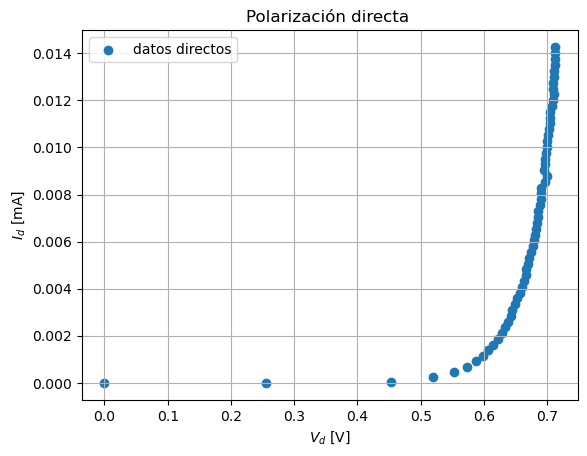
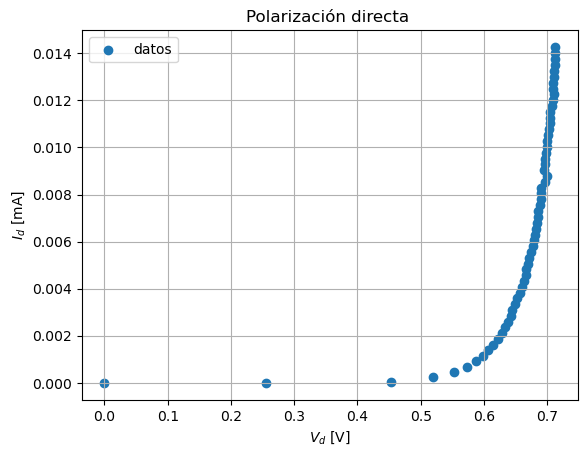
The change to this notebook cell's code, shown as a diff; its figure went from the first image to the second:
--- before
+++ after
@@ -17,5 +17,5 @@
 # Polarización directa cruda
 plt.figure()
-plt.scatter(V_directa, I_directa_mA, label="datos directos")
+plt.scatter(V_directa, I_directa_mA, label="datos")
 plt.xlabel(r"$V_d$ [V]")
 plt.ylabel(r"$I_d$ [mA]")
@@ -23,4 +23,5 @@
 plt.grid(True)
 plt.legend()
+plt.savefig("pd_limpio.jpg")
 plt.show()
 
@@ -28,5 +29,5 @@
 # Polarización inversa cruda
 plt.figure()
-plt.scatter(V_inversa, I_inversa_mA, label="datos inversos")
+plt.scatter(V_inversa, I_inversa_mA, label="datos")
 plt.xlabel(r"$V_d$ [V]")
 plt.ylabel(r"$I_d$ [mA]")
@@ -34,3 +35,4 @@
 plt.grid(True)
 plt.legend()
+plt.savefig("pi_limpio.jpg")
 plt.show()

Commit: Reporte 2